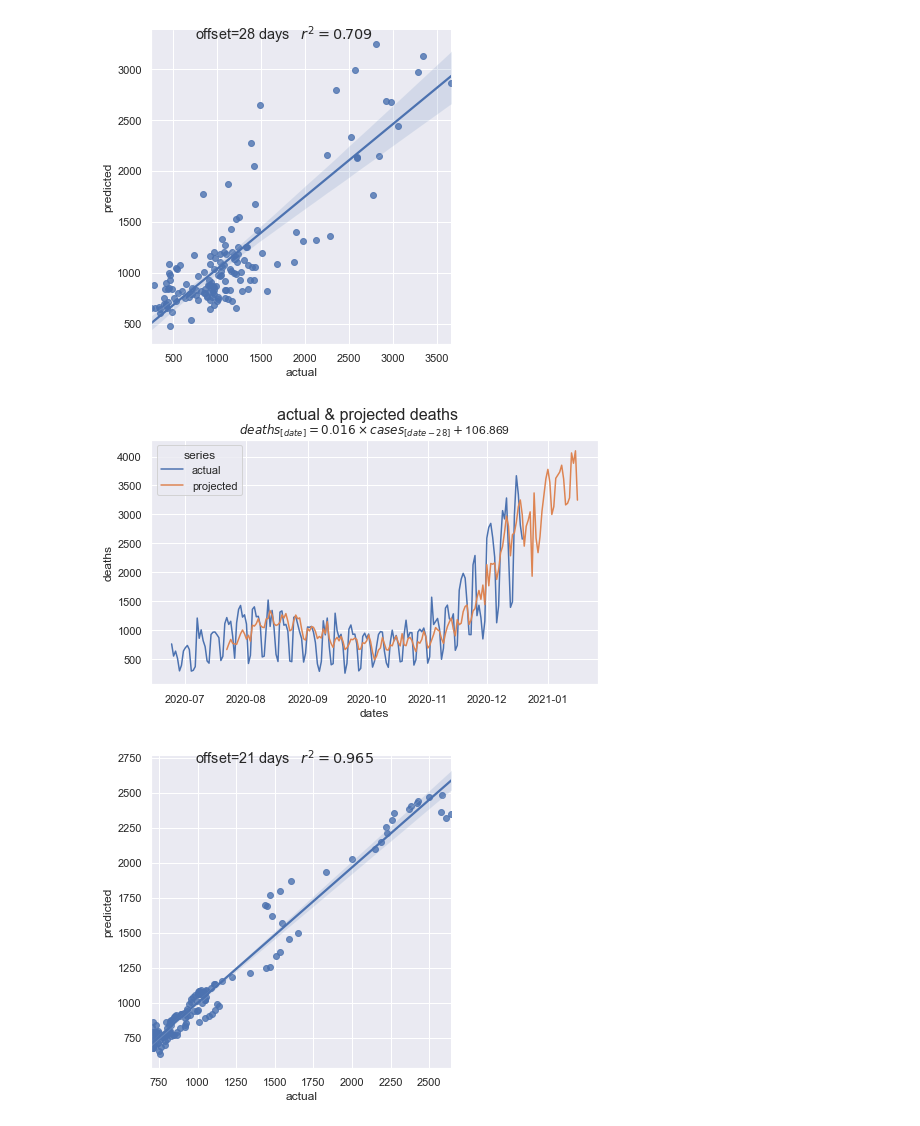
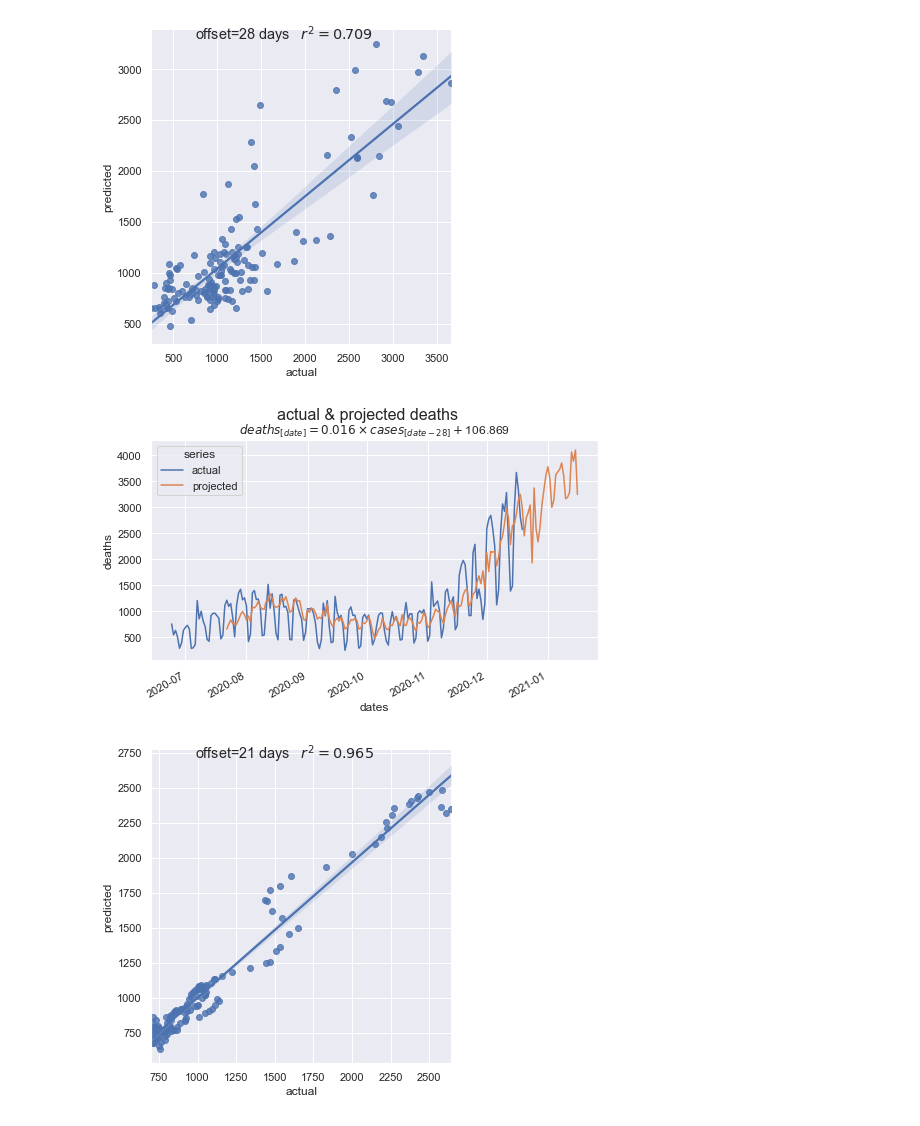
Before and after one commit to dkackman/covid, a Jupyter notebook: covid-linear-regression.ipynb, the cells around one changed output. Saved outputs shown, nothing was run; the diff lists cells and outputs as text; code cells hidden in the pictures.

```diff
--- a/covid-linear-regression.ipynb
+++ b/covid-linear-regression.ipynb
@@ -54,22 +53,23 @@ fig.savefig("daily.png")
 # %%
 prediction = Predict(model, df["date"], df[['new_cases']], df['new_deaths'])
 
 frame = pd.DataFrame({"dates": prediction.dates,
     "actual": prediction.actuals,
     "projected": prediction.predictions})
 
 data = frame.melt(id_vars=['dates'], var_name='series', value_name='deaths')
 
 ax = sns.lineplot(data=data, x="dates", y="deaths", hue="series")
 ax.set_title(fr'$deaths_{{[date]}}={round(model.linearModel.coef_[0], 3)} \times cases_{{[date-{model.offset}]}} + ${round(model.linearModel.intercept_, 3)}', fontsize=12)
 
 fig = ax.figure
 fig.set_size_inches(8, 4.5)
 fig.suptitle('actual & projected deaths', fontsize=16)
+fig.autofmt_xdate()
 
 fig.savefig("dailycomparison.png")
 # %% [output]
-[figure, old version]
+[figure, new version]
 # %%
 model = BestFitModel(df[['new_cases_smoothed']], df['new_deaths_smoothed'], MAX_OFFSET)
 
```
Also changed, not shown: parts of 3 cells of this notebook, 4 other files.
